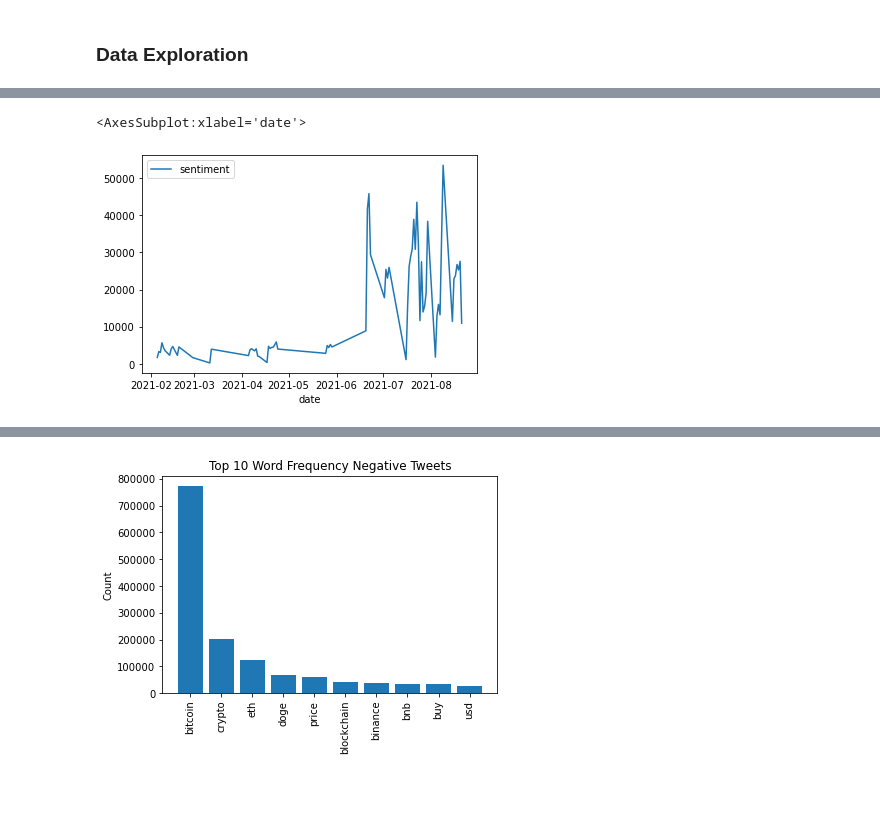
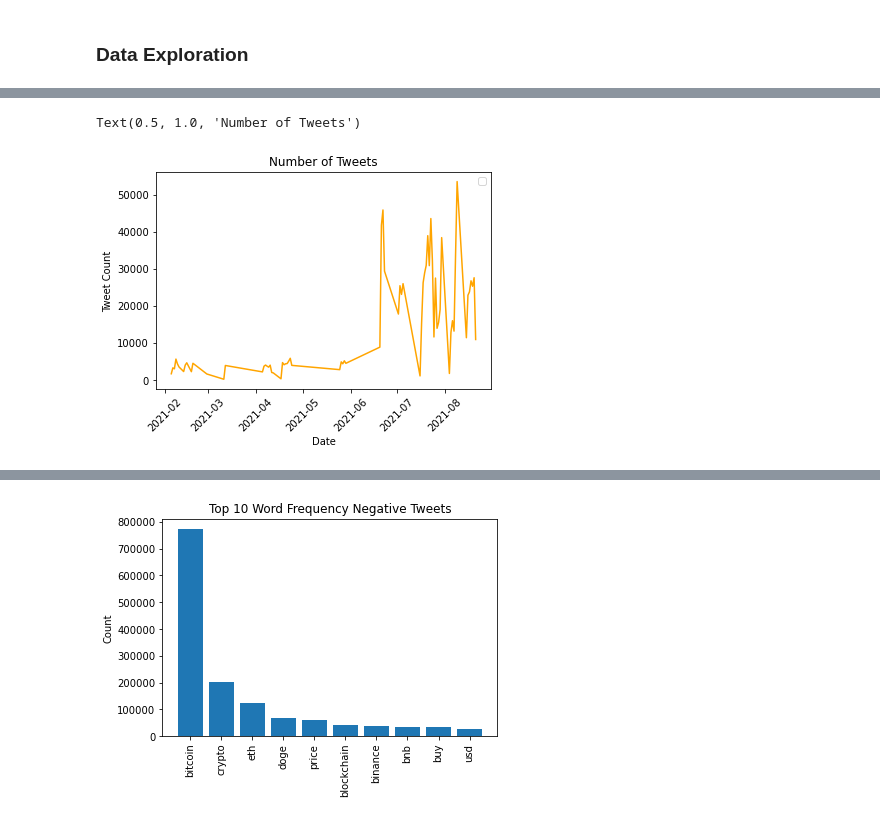
Before and after one commit to ntdoris/bitcoin-twitter-sentiment, a Jupyter notebook: project4.ipynb, the cells around one changed output, grey strips where cells are left out. Drawn from its saved outputs; the diff is of its cells as text; code cells hidden in the pictures; blank space fills up the shorter version.

```diff
--- a/project4.ipynb
+++ b/project4.ipynb
@@ -381,6 +383,15 @@ Try using .loc[row_indexer,col_indexer] = value instead
 
 See the caveats in the documentation: https://pandas.pydata.org/pandas-docs/stable/user_guide/indexing.html#returning-a-view-versus-a-copy
   text_data['text'] = text_data["text"].str.lower()
+# %%
+# tokenizing with regex tokenizer
+basic_token_pattern = r"(?u)\b\w\w+\b"
+
+tokenizer = RegexpTokenizer(basic_token_pattern)
+tokenizer.tokenize(text_data['text'][1])[:10]
+
+# Create new column with tokenized data
+text_data["text_tokenized"] = text_data["text"].apply(tokenizer.tokenize)
 # %%
 # replace domain-specific abbreviations with full word, for visualizations
 # grouping btc/bitcoin/bitcoina, eth/ethereum, crypto/cryptocurrency, doge/dogecoin
@@ -646,0 +509,8 @@ AttributeError: 'Series' object has no attribute 'translate'
+# %%
+# count of hashtags
+
+text_data['hashtag_count'] = [len(x) for x in text_data['hashtag']]
+# %%
+# tweet length
+
+text_data['tweet_length'] = [len(x) for x in text_data['text_tokenized']]
@@ -669,8 +587,13 @@ len(grouped) # only 72 observations (unique days with tweets)
 # %%
 # count of tweets per day
 
-count = text_data[['date', 'sentiment']].groupby('date').count()
-count.plot() # seems like activity spikes in the summer
+count = text_data[['date', 'sentiment']].groupby('date').count().reset_index()
+count.plot(x='date', c='orange') # seems like activity spikes in the summer
+plt.xticks(rotation=45)
+plt.xlabel('Date')
+plt.ylabel('Tweet Count')
+plt.legend('')
+plt.title('Number of Tweets')
 # %% [output]
-<AxesSubplot:xlabel='date'>
+Text(0.5, 1.0, 'Number of Tweets')
-[figure, old version]
+[figure, new version]
```
Also changed, not shown: parts of 82 cells of this notebook.
